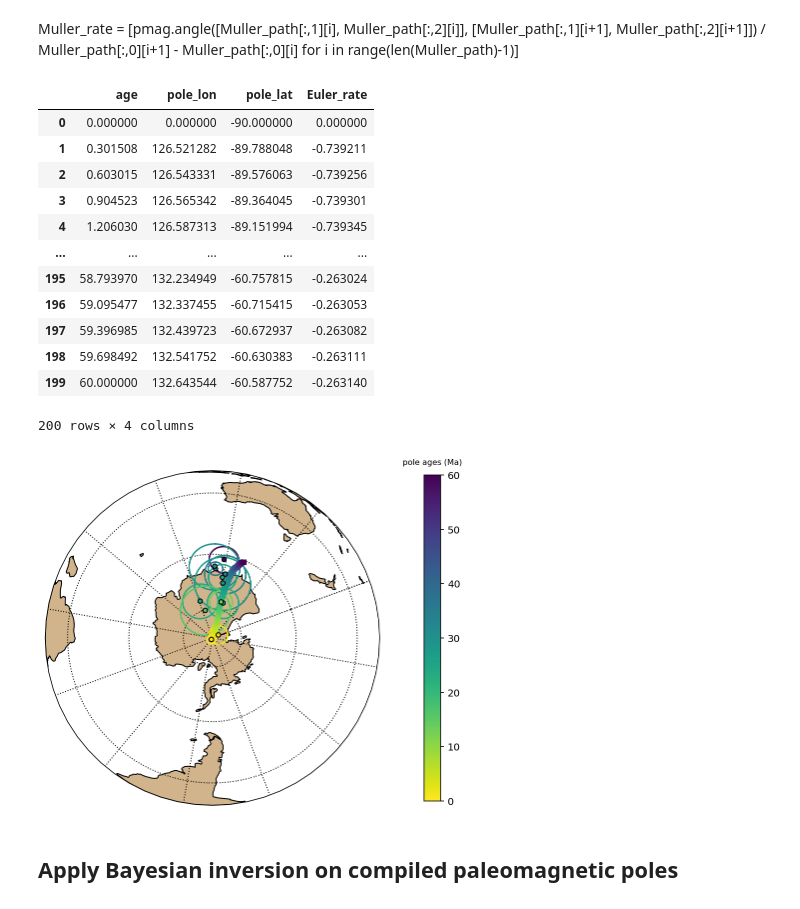
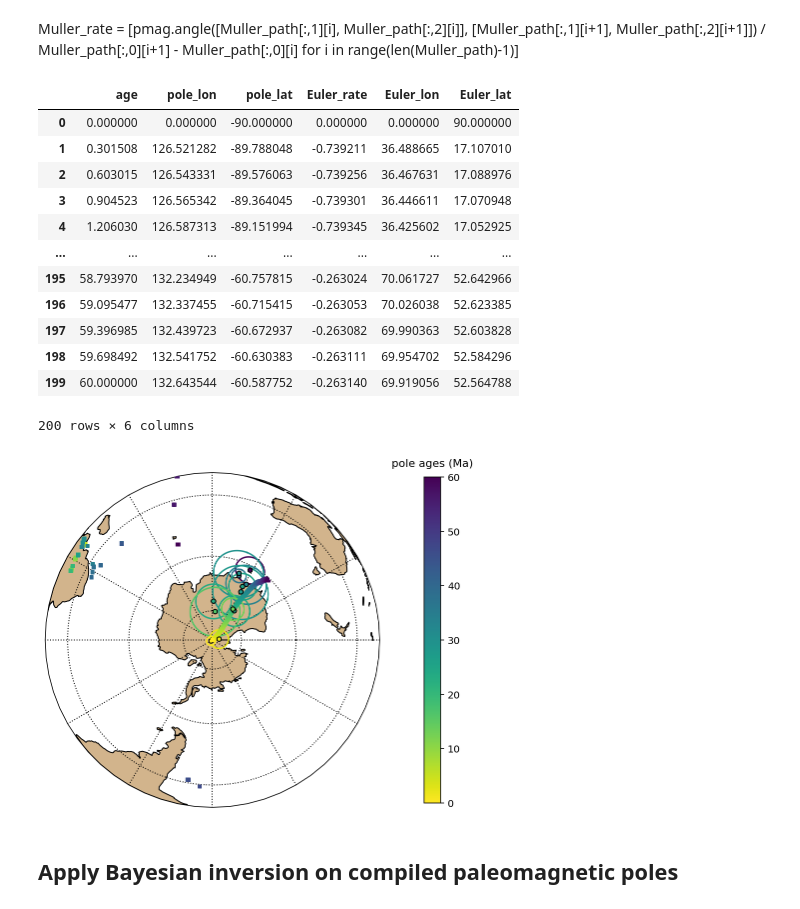
Before and after one commit to Swanson-Hysell-Group/Bayesian_PEP_inversion, a Jupyter notebook: PEP_Australia.ipynb, the cells around one changed output. Drawn from its saved outputs; the diff is of its cells as text; code cells hidden in the pictures.

Commit message:
code and figure update

```diff
--- a/PEP_Australia.ipynb
+++ b/PEP_Australia.ipynb
@@ -38,7 +38,7 @@ def plot_poles_colorbar(map_axis, plons, plats, A95s, colorvalues, vmin, vmax,
         sm._A = []
         cb = plt.colorbar(sm, orientation='vertical', shrink=shrink,
                      pad=0.1)
-        cb.ax.set_title(colorbar_label, fontdict={'fontsize':8}, pad=10)
+        cb.ax.set_title(colorbar_label, fontdict={'fontsize':11}, pad=10)
 # %%
 Aus_ref_lat = -25.34
 Aus_ref_lon = 131.03
@@ -52,6 +52,9 @@ for n in range(0,len(Aus_poles)):
     Aus_poles['Age_error'][n] = Aus_poles['AgeNominal'][n] - Aus_poles['AgeUpper'][n]
 
 Aus_poles = Aus_poles.sort_values(by='AgeNominal', ascending=0, ignore_index=1)
+color_map = plt.cm.ScalarMappable(cmap='viridis_r', norm=plt.Normalize(vmin=Aus_poles['AgeNominal'].min(), vmax=Aus_poles['AgeNominal'].max()))
+Aus_poles['color'] = color_map.to_rgba(Aus_poles['AgeNominal']).tolist()
+
 Aus_poles
 # %% [output]
 |  | PoleName | Unnamed: 1 | SLat | SLon | PLat | PLon | A95 | K | N | PolarityZone | ... |
@@ -97,42 +124,50 @@ Muller_rate = [pmag.angle([Muller_path[:,1][i], Muller_path[:,2][i]], [Muller_pa
                Muller_path[:,0][i+1] - Muller_path[:,0][i]
                for i in range(len(Muller_path)-1)]
 # %%
-Muller_df = pd.DataFrame(Muller_path, columns = ['age','pole_lon', 'pole_lat', 'Euler_rate'])
+Muller_df = pd.DataFrame(Muller_path, columns = ['age','pole_lon', 'pole_lat', 'Euler_rate', 'Euler_lon', 'Euler_lat'])
 Muller_rate_young = Muller_df[Muller_df['age'] < 34]
 Muller_rate_old = Muller_df[Muller_df['age'] >= 34]
 Muller_df
 # %% [output]
-|  | age | pole_lon | pole_lat | Euler_rate |
-| 0 | 0.000000 | 0.000000 | -90.000000 | 0.000000 |
-| 1 | 0.301508 | 126.521282 | -89.788048 | -0.739211 |
-| 2 | 0.603015 | 126.543331 | -89.576063 | -0.739256 |
-| 3 | 0.904523 | 126.565342 | -89.364045 | -0.739301 |
-| 4 | 1.206030 | 126.587313 | -89.151994 | -0.739345 |
-| ... | ... | ... | ... | ... |
-| 195 | 58.793970 | 132.234949 | -60.757815 | -0.263024 |
-| 196 | 59.095477 | 132.337455 | -60.715415 | -0.263053 |
-| 197 | 59.396985 | 132.439723 | -60.672937 | -0.263082 |
-| 198 | 59.698492 | 132.541752 | -60.630383 | -0.263111 |
-| 199 | 60.000000 | 132.643544 | -60.587752 | -0.263140 |
+|  | age | pole_lon | pole_lat | Euler_rate | Euler_lon | Euler_lat |
+| 0 | 0.000000 | 0.000000 | -90.000000 | 0.000000 | 0.000000 | 90.000000 |
+| 1 | 0.301508 | 126.521282 | -89.788048 | -0.739211 | 36.488665 | 17.107010 |
+| 2 | 0.603015 | 126.543331 | -89.576063 | -0.739256 | 36.467631 | 17.088976 |
+| 3 | 0.904523 | 126.565342 | -89.364045 | -0.739301 | 36.446611 | 17.070948 |
+| 4 | 1.206030 | 126.587313 | -89.151994 | -0.739345 | 36.425602 | 17.052925 |
+| ... | ... | ... | ... | ... | ... | ... |
+| 195 | 58.793970 | 132.234949 | -60.757815 | -0.263024 | 70.061727 | 52.642966 |
+| 196 | 59.095477 | 132.337455 | -60.715415 | -0.263053 | 70.026038 | 52.623385 |
+| 197 | 59.396985 | 132.439723 | -60.672937 | -0.263082 | 69.990363 | 52.603828 |
+| 198 | 59.698492 | 132.541752 | -60.630383 | -0.263111 | 69.954702 | 52.584296 |
+| 199 | 60.000000 | 132.643544 | -60.587752 | -0.263140 | 69.919056 | 52.564788 |
-200 rows × 4 columns
+200 rows × 6 columns
 # %%
-map_axis = ipmag.make_orthographic_map(central_longitude=110, central_latitude=-90, figsize=(8,8))
+map_axis = ipmag.make_orthographic_map(central_longitude=90, central_latitude=-90, figsize=(8,8))
 
 plot_poles_colorbar(map_axis,Muller_path[:,1],
                           Muller_path[:,2],
                           np.zeros(len(Muller_path)),
                           Muller_path[:,0],
                           0,60,colormap='viridis_r',
-                          markersize=20,marker='s',edgecolor=None,colorbar=1, shrink=0.75)
+                          markersize=20,marker='^',edgecolor=None,colorbar=1, shrink=0.75)
 
 plot_poles_colorbar(map_axis,(Aus_poles['PLon']+180).tolist(),
                           (-Aus_poles['PLat']).tolist(),
                           Aus_poles['A95'].tolist(),
                           Aus_poles['AgeNominal'].tolist(),
                           0,60,colormap='viridis_r',colorbar=False)
+
+plot_poles_colorbar(map_axis,Muller_path[:,4],
+                          -Muller_path[:,5],
+                          np.zeros(len(Muller_path)),
+                          Muller_path[:,0],
+                          0,60,colormap='viridis_r',
+                          markersize=10,marker='s', alpha=0.2, fill_alpha = 0.2, edgecolor=None,colorbar=0, shrink=0.75)
+
 plt.savefig('./code_output/aus_cenozoic_pole_apw.png', dpi=600, bbox_inches='tight')
 # %% [output]
-[figure, old version]
+[figure, new version]
 # %% [markdown]
 ## Apply Bayesian inversion on compiled paleomagnetic poles
 # %%
```
Also changed, not shown: parts of 9 cells of this notebook, 7 other files.
